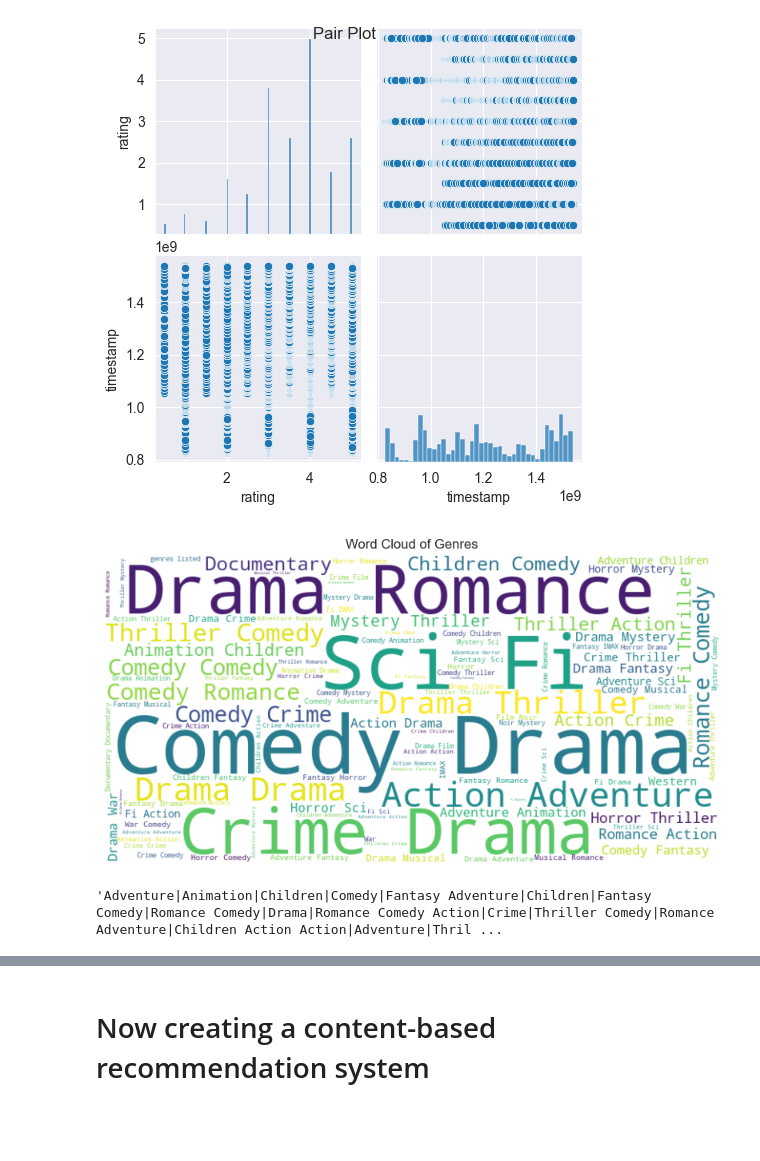
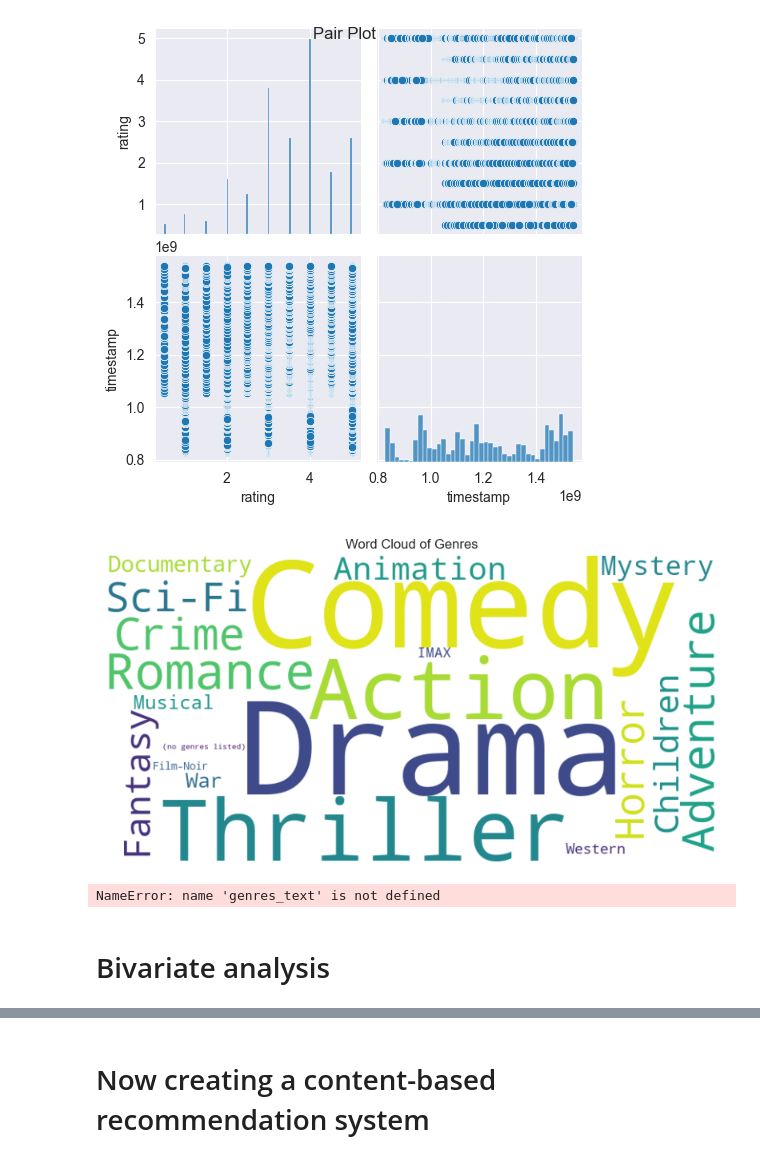
Before and after one commit to RoshanGurung123/Movie-Recommendation-System, a Jupyter notebook: movie_recommendation system.ipynb, the cells around one changed output, grey strips where cells are left out. Drawn from its saved outputs; the diff is of its cells as text; code cells hidden in the pictures; blank space fills up the shorter version.

```diff
--- a/movie_recommendation system.ipynb
+++ b/movie_recommendation system.ipynb
@@ -182,0 +237,2 @@ plt.show()
+# %%
+moviesdf['year']=moviesdf['title'].str.extract(r'\((\d{4})\)')
@@ -182,0 +264,8 @@ plt.show()
+# %%
+moviesdf['title'] = moviesdf['title'].str.replace(r'\((\d{4})\)', '').str.strip()
+# %%
+def remove_year(title):
+    return title[:title.rfind('(')].strip()
+
+# Apply the function to the 'movie_title' column
+moviesdf['title'] = moviesdf['title'].apply(remove_year)
@@ -182,0 +290,2 @@ plt.show()
+# %%
+moviesdf['year'] = pd.to_numeric(moviesdf['year'], errors='coerce').astype('Int64')
@@ -209,17 +397,26 @@ plt.show()
 # %% [output]
 [figure]
 # %%
-# Plotting a word cloud to find the most common genre in the dataset
-genres_text = ' '.join(moviesdf['genres'])
-wordcloud = WordCloud(width=800, height=400, background_color='white').generate(genres_text)
+# Assuming 'genres' column contains the genres separated by '|'
+genres_list = moviesdf['genres'].str.split('|').explode()
+
+# Count occurrences of each genre
+genre_counts = genres_list.value_counts()
+
+# Create a word cloud
+wordcloud = WordCloud(width=800, height=400, background_color='white').generate_from_frequencies(genre_counts)
+
+# Plot the word cloud
 plt.figure(figsize=(10, 5))
 plt.imshow(wordcloud, interpolation='bilinear')
 plt.axis('off')
 plt.title('Word Cloud of Genres')
 plt.show()
 # %% [output]
-[figure, old version]
+[figure, new version]
 # %%
 genres_text
 # %% [output]
-'Adventure|Animation|Children|Comedy|Fantasy Adventure|Children|Fantasy Comedy|Romance Comedy|Drama|Romance Comedy Action|Crime|Thriller Comedy|Romance Adventure|Children Action Action|Adventure|Thril ...
+NameError: name 'genres_text' is not defined
+# %% [markdown]
+# Bivariate analysis
```
Also changed, not shown: parts of 145 cells of this notebook, 1 other file.
